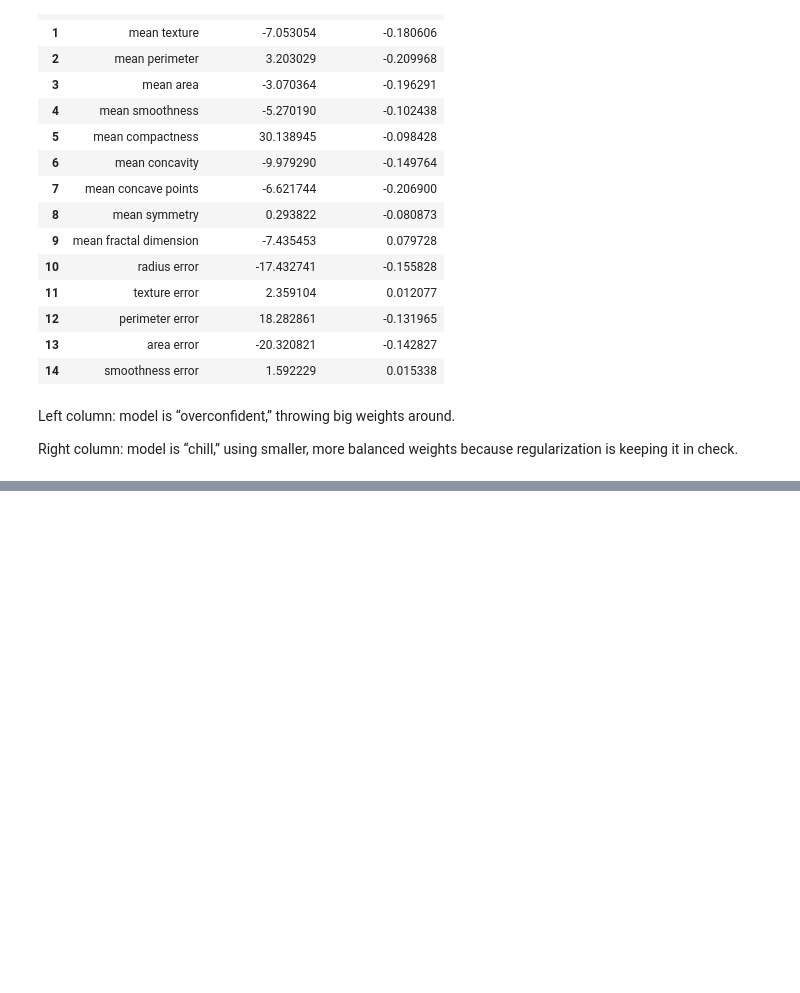
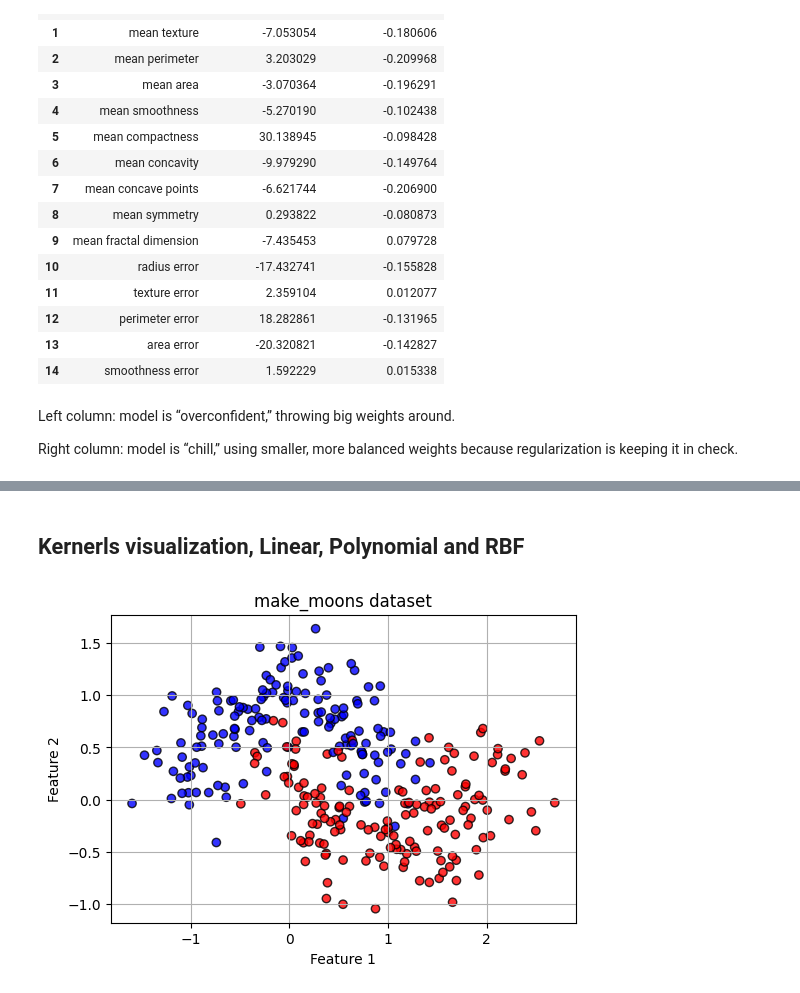
Before and after one commit to iamnaymur/ml_meta_learning, a Jupyter notebook: Week_04_Advanced_supervised_learning.ipynb, the cells around one changed output, grey strips where cells are left out. Cells and saved outputs as stored; diff of their text form; code cells hidden in the pictures; blank space fills up the shorter version.

```diff
--- a/Week_04_Advanced_supervised_learning.ipynb
+++ b/Week_04_Advanced_supervised_learning.ipynb
@@ -736,0 +824,13 @@ plt.show()
+# %% [markdown]
+## Kernerls visualization, Linear, Polynomial and RBF
+# %%
+# Generate moons dataset (non linear but simple)
+X_moon, y_moon = make_moons(n_samples=300, noise=0.25, random_state=42)
+
+plt.scatter(X_moon[:, 0], X_moon[:, 1], c=y_moon, cmap='bwr', edgecolors='k', alpha=0.8)
+plt.title('make_moons dataset')
+plt.xlabel('Feature 1')
+plt.ylabel('Feature 2')
+plt.show()
+# %% [output]
+[figure, added]
```
Also changed, not shown: parts of 24 cells of this notebook.
